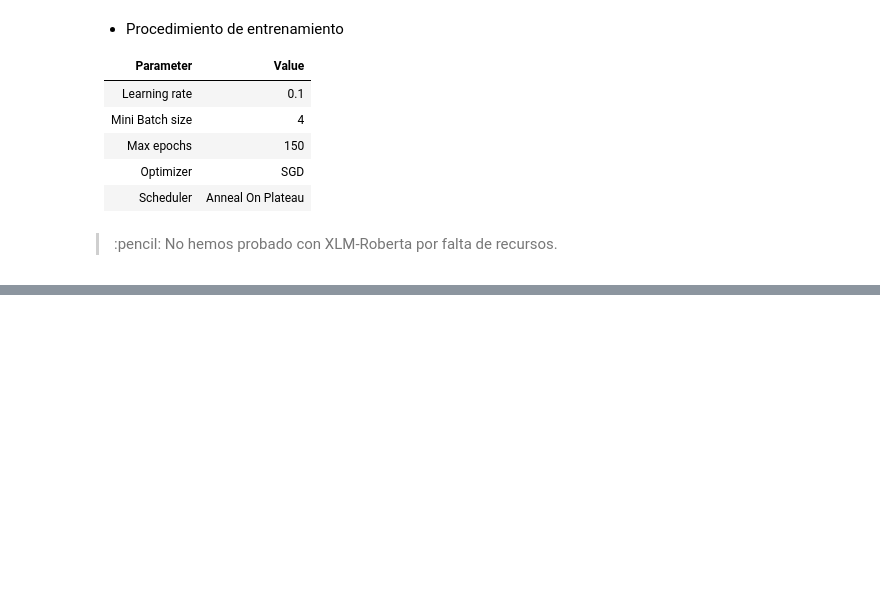
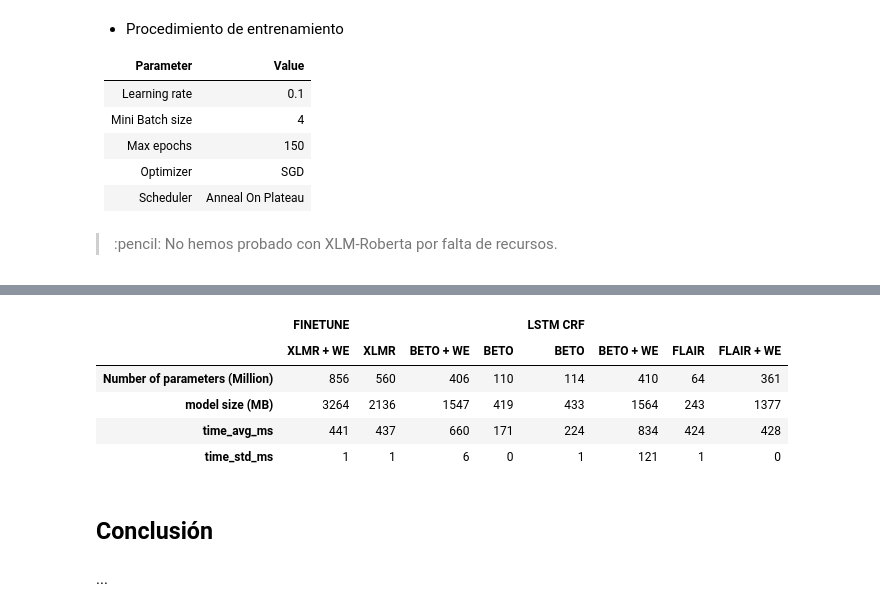
Before and after one commit to GuiGel/MedDocAn, a Jupyter notebook: presentation/cdti.ipynb, the cells around one changed output, grey strips where cells are left out. Drawn from its saved outputs; the diff is of its cells as text; code cells hidden in the pictures; blank space fills up the shorter version.

Commit message:
:construction: Update presentation

```diff
--- a/presentation/cdti.ipynb
+++ b/presentation/cdti.ipynb
@@ -1018,0 +1096,11 @@ visualize_df(df)
+# %%
+from presentation.model_parameters import make_pretty
+
+pd.DataFrame(df).style.pipe(make_pretty)
+# %% [output]
+|  | FINETUNE |  |  |  | LSTM CRF |  |  |  |
+|  | XLMR + WE | XLMR | BETO + WE | BETO | BETO | BETO + WE | FLAIR | FLAIR + WE |
+| Number of parameters (Million) | 856 | 560 | 406 | 110 | 114 | 410 | 64 | 361 |
+| model size (MB) | 3264 | 2136 | 1547 | 419 | 433 | 1564 | 243 | 1377 |
+| time_avg_ms | 441 | 437 | 660 | 171 | 224 | 834 | 424 | 428 |
+| time_std_ms | 1 | 1 | 6 | 0 | 1 | 121 | 1 | 0 |
@@ -1019,2 +1109,6 @@ visualize_df(df)
+# %% [markdown]
+## Conclusión
+# %% [markdown]
+...
 # %%
 !cd .. && bash scripts/test-cov.sh
```
Also changed, not shown: parts of 41 cells of this notebook, 2 other files.
